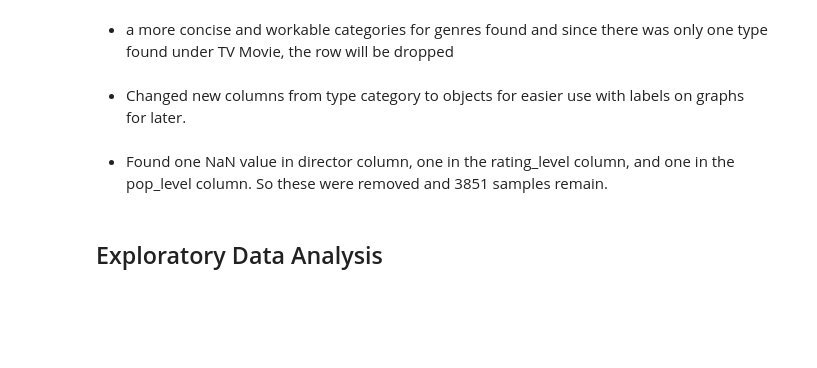
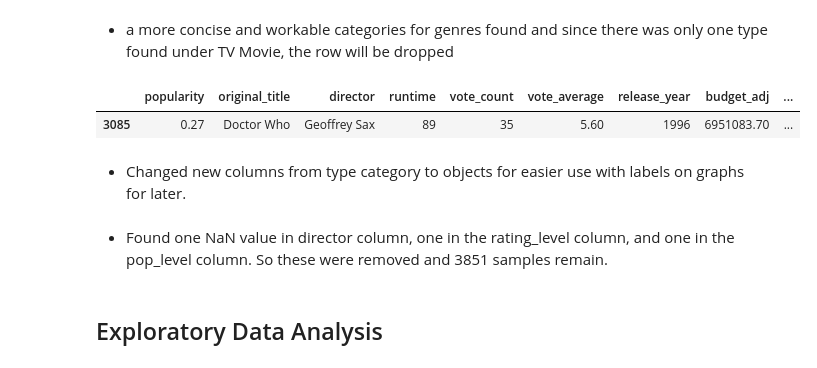
Before and after one commit to pulleyba/udacity_projects, a Jupyter notebook: Investigate Dataset Project/Investigate_Dataset_Final_Project.ipynb, the cells around one changed output. Drawn from its saved outputs; the diff is of its cells as text; code cells hidden in the pictures; blank space fills up the shorter version.

```diff
--- a/Investigate Dataset Project/Investigate_Dataset_Final_Project.ipynb
+++ b/Investigate Dataset Project/Investigate_Dataset_Final_Project.ipynb
@@ -210,4 +202,5 @@ df_movie3['genres_2'] = df_movie['genres'].str.split('|').str[0]
 # %% [markdown]
 * Wanted to drop the multiple genres for films and choose the first one as the official genre for the movie, so a new column 'genres_2' was created
 # %%
-df_movie3.drop(['genres'], axis=1, inplace=True)
+#dropped genres column
+df_movie.drop(['genres'], axis=1, inplace=True)
@@ -220,4 +232,9 @@ df_movie3.genres_2.value_counts()
 # %% [markdown]
 * a more concise and workable categories for genres found and since there was only one type found under TV Movie, the row will be dropped
 # %%
-df_movie3.query("genres_2 == 'TV Movie'")
+#queried tv movie
+tv_movie = df_movie.query("genres_2 == 'TV Movie'")
+tv_movie
+# %% [output]
+|  | popularity | original_title | director | runtime | vote_count | vote_average | release_year | budget_adj | ... |
+| 3085 | 0.27 | Doctor Who | Geoffrey Sax | 89 | 35 | 5.60 | 1996 | 6951083.70 | ... |
```
Also changed, not shown: parts of 14 cells of this notebook.
